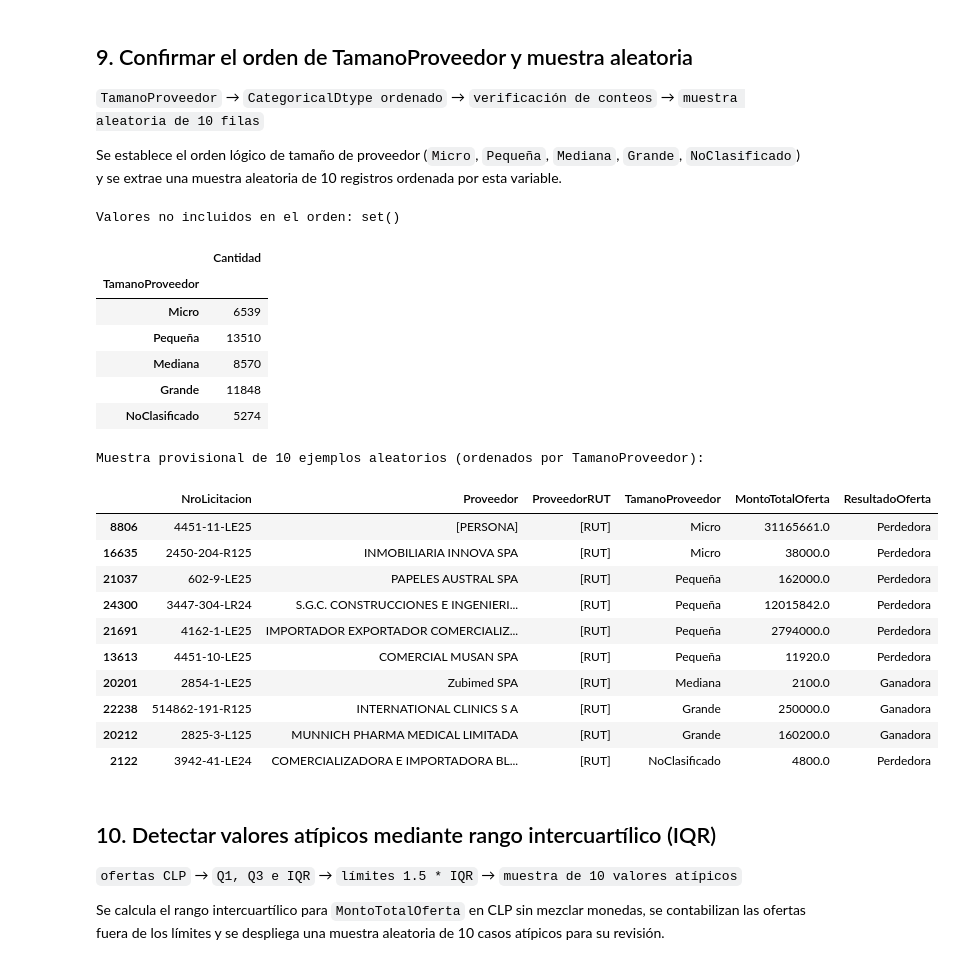
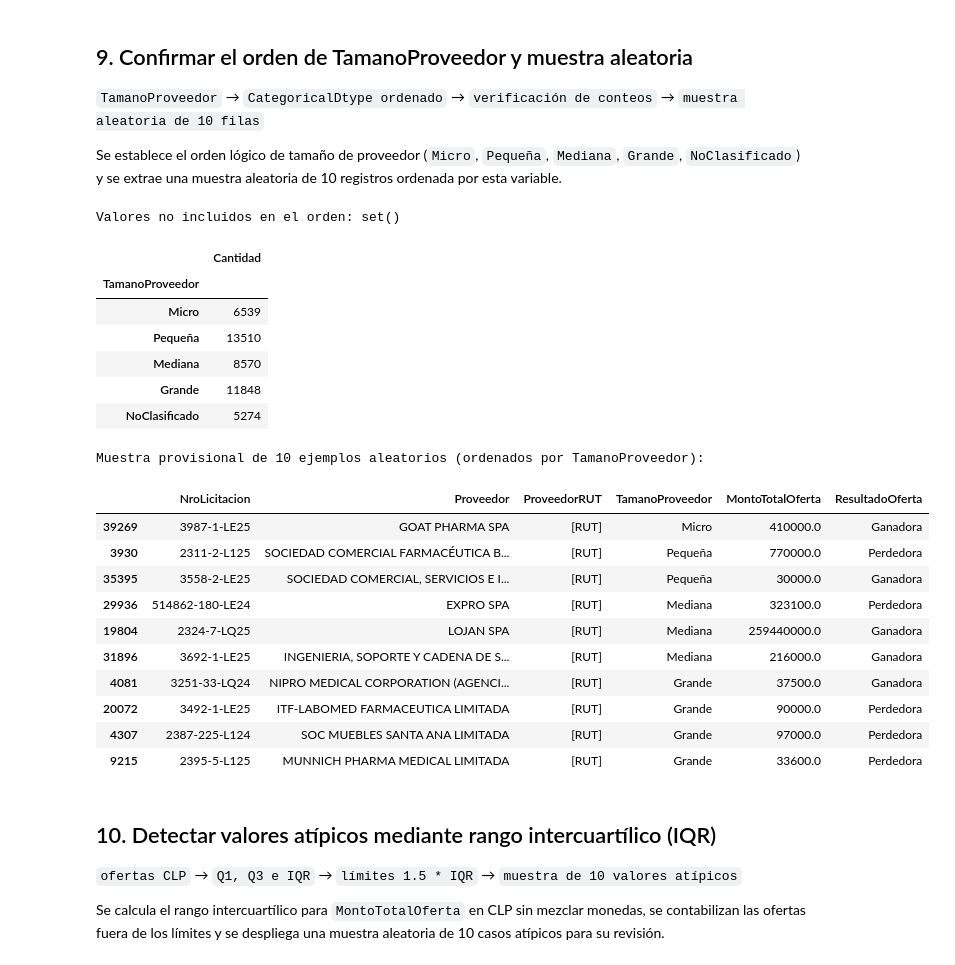
Before and after one commit to proyecto-grupo2-mcdi500/proyecto-grupo2-mcdi500, a Jupyter notebook: F2/F2_Preprocesamiento.ipynb, the cells around one changed output. Cells and saved outputs as stored; diff of their text form; code cells hidden in the pictures.

```diff
--- a/F2/F2_Preprocesamiento.ipynb
+++ b/F2/F2_Preprocesamiento.ipynb
@@ -625,49 +625,50 @@ if not valores_no_incluidos:
 
 
 # PASO 28: Generar una muestra provisional de 10 ejemplos aleatorios de la base.
-# Usamos un generador aleatorio (default_rng) para que cambien en cada ejecución.
+# Usamos un generador aleatorio (default_rng) con semilla fija para que la muestra sea reproducible.
 import numpy as np
 
 columnas_ejemplo = [
     "NroLicitacion",
     "Proveedor",
     "ProveedorRUT",
     "TamanoProveedor",
     "MontoTotalOferta",
     "ResultadoOferta"
 ]
 
-rng = np.random.default_rng()
+SEMILLA = 42  # semilla fija: la muestra es la misma en cada ejecución
+rng = np.random.default_rng(SEMILLA)
 
 muestra_provisional = (
     df_trabajo[columnas_ejemplo]
     .sample(n=10, random_state=rng)
     .sort_values("TamanoProveedor")
 )
 
 print("\nMuestra provisional de 10 ejemplos aleatorios (ordenados por TamanoProveedor):")
 display(muestra_provisional)
 # %% [output]
 Valores no incluidos en el orden: set()
 |  | Cantidad |
 | TamanoProveedor |  |
 | Micro | 6539 |
 | Pequeña | 13510 |
 | Mediana | 8570 |
 | Grande | 11848 |
 | NoClasificado | 5274 |
 Muestra provisional de 10 ejemplos aleatorios (ordenados por TamanoProveedor):
 |  | NroLicitacion | Proveedor | ProveedorRUT | TamanoProveedor | MontoTotalOferta | ResultadoOferta |
-| 8806 | 4451-11-LE25 | [PERSONA] | [RUT] | Micro | 31165661.0 | Perdedora |
-| 16635 | 2450-204-R125 | INMOBILIARIA INNOVA SPA | [RUT] | Micro | 38000.0 | Perdedora |
-| 21037 | 602-9-LE25 | PAPELES AUSTRAL SPA | [RUT] | Pequeña | 162000.0 | Perdedora |
-| 24300 | 3447-304-LR24 | S.G.C. CONSTRUCCIONES E INGENIERI... | [RUT] | Pequeña | 12015842.0 | Perdedora |
-| 21691 | 4162-1-LE25 | IMPORTADOR EXPORTADOR COMERCIALIZ... | [RUT] | Pequeña | 2794000.0 | Perdedora |
-| 13613 | 4451-10-LE25 | COMERCIAL MUSAN SPA | [RUT] | Pequeña | 11920.0 | Perdedora |
-| 20201 | 2854-1-LE25 | Zubimed SPA | [RUT] | Mediana | 2100.0 | Ganadora |
-| 22238 | 514862-191-R125 | INTERNATIONAL CLINICS S A | [RUT] | Grande | 250000.0 | Ganadora |
-| 20212 | 2825-3-L125 | MUNNICH PHARMA MEDICAL LIMITADA | [RUT] | Grande | 160200.0 | Ganadora |
-| 2122 | 3942-41-LE24 | COMERCIALIZADORA E IMPORTADORA BL... | [RUT] | NoClasificado | 4800.0 | Perdedora |
+| 39269 | 3987-1-LE25 | GOAT PHARMA SPA | [RUT] | Micro | 410000.0 | Ganadora |
+| 3930 | 2311-2-L125 | SOCIEDAD COMERCIAL FARMACÉUTICA B... | [RUT] | Pequeña | 770000.0 | Perdedora |
+| 35395 | 3558-2-LE25 | SOCIEDAD COMERCIAL, SERVICIOS E I... | [RUT] | Pequeña | 30000.0 | Ganadora |
+| 29936 | 514862-180-LE24 | EXPRO SPA | [RUT] | Mediana | 323100.0 | Perdedora |
+| 19804 | 2324-7-LQ25 | LOJAN SPA | [RUT] | Mediana | 259440000.0 | Ganadora |
+| 31896 | 3692-1-LE25 | INGENIERIA, SOPORTE Y CADENA DE S... | [RUT] | Mediana | 216000.0 | Ganadora |
+| 4081 | 3251-33-LQ24 | NIPRO MEDICAL CORPORATION (AGENCI... | [RUT] | Grande | 37500.0 | Ganadora |
+| 20072 | 3492-1-LE25 | ITF-LABOMED FARMACEUTICA LIMITADA | [RUT] | Grande | 90000.0 | Perdedora |
+| 4307 | 2387-225-L124 | SOC MUEBLES SANTA ANA LIMITADA | [RUT] | Grande | 97000.0 | Perdedora |
+| 9215 | 2395-5-L125 | MUNNICH PHARMA MEDICAL LIMITADA | [RUT] | Grande | 33600.0 | Perdedora |
 # %% [markdown]
 ## 10. Detectar valores atípicos mediante rango intercuartílico (IQR)
 
```
Also changed, not shown: parts of 2 cells of this notebook, 4 other files.
